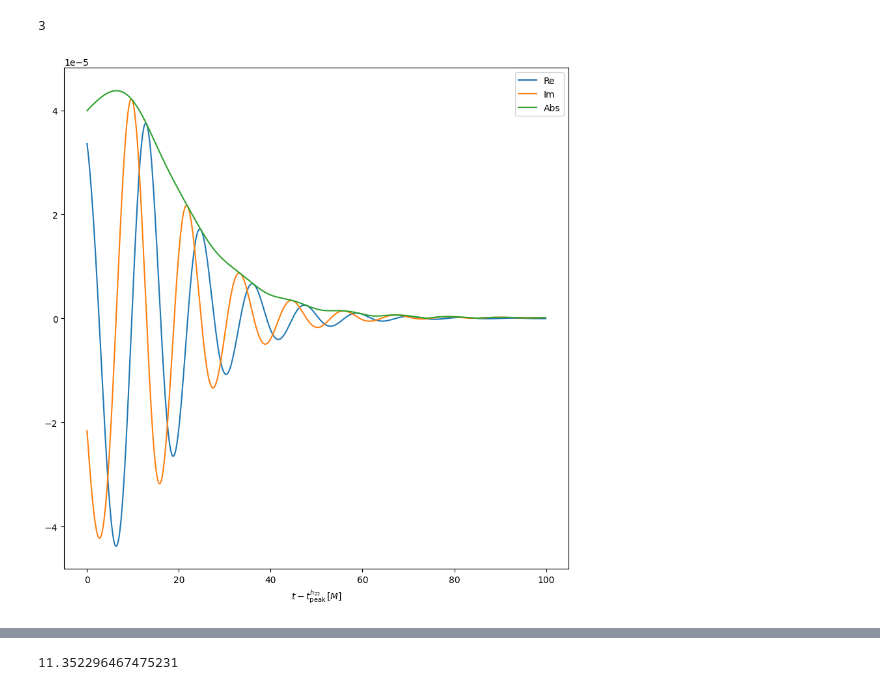
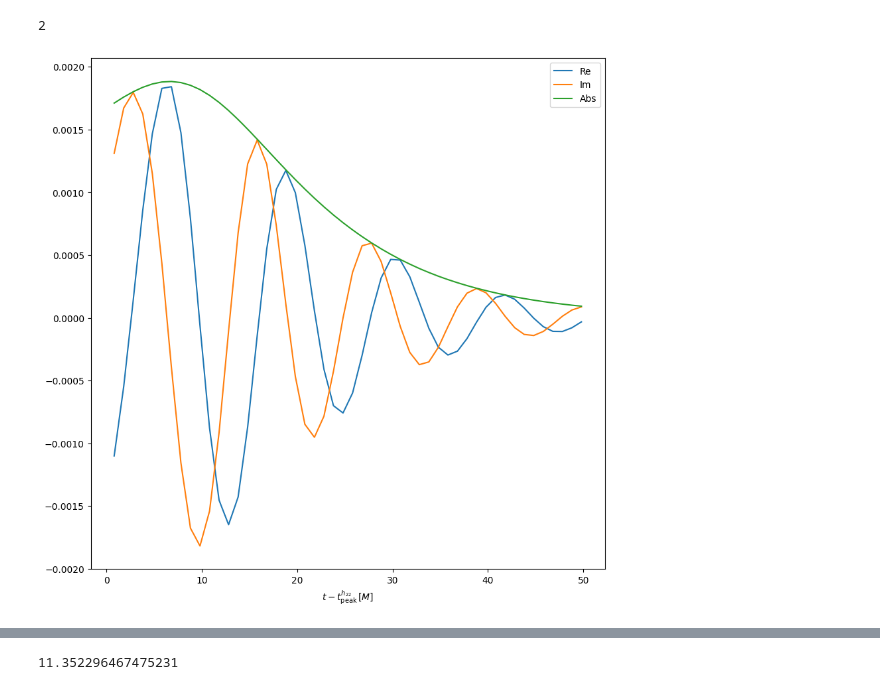
Before and after one commit to BGP-QNM-FITS/bgp_qnm_fits, a Jupyter notebook: gp_kernal_construction.ipynb, the cells around one changed output, grey strips where cells are left out. Saved outputs shown, nothing was run; the diff lists cells and outputs as text; code cells hidden in the pictures.

```diff
--- a/gp_kernal_construction.ipynb
+++ b/gp_kernal_construction.ipynb
@@ -60,3 +61,24 @@ def data_mismatch(sim1, sim2, t0=0, modes=None, T=100, dt=0.01, shift=0):
     denominator = np.sqrt(denominator1 * denominator2)
 
     return 1 - (numerator / denominator)
+# %%
+sims[0].zero_time = -1
+sims[0].time_shift()
+
+time_shift = get_time_shift(sim_main, sims[0], dt=0.0001)
+
+print(time_shift)
+
+plt.plot(sim_main.times, np.real(sim_main.h[(2,2)]), label="Main")
+plt.plot(sims[0].times, np.real(sims[0].h[(2,2)]), label="Sim 0")
+
+sims[0].zero_time = -time_shift
+sims[0].time_shift()
+
+plt.plot(sims[0].times, np.real(sims[0].h[(2,2)]), label="Sim 0 shifted", ls='--')
+
+plt.xlim(0, 10)
+plt.ylim(-1, 1)
+
+plt.legend()
+plt.show()
@@ -71,10 +96,10 @@ for i, sim in enumerate(sims):
     sims[i].time_shift()
 # %%
 l_max = 2
-n_max = 2
+n_max = 1
 
 t0 = 0
-T = 100
+T = 50
 
 analysis_mask = (sim_main.times >= t0 - 1e-9) & (sim_main.times < t0+T - 1e-9)
 analysis_times = sim_main.times[analysis_mask]
@@ -97,7 +122,7 @@ Mf_0 = sim_main.Mf
 
 print(len(qnm_list))
 # %% [output]
-3
+2
 # %%
 param_list = [qnm for qnm in qnm_list for _ in range(2)]
 
@@ -144,20 +169,20 @@ for i, sim in enumerate(sims_interp):
         if (ell, m) not in R.keys() or np.abs(np.sum(diff)) > np.abs(np.sum(R[ell,m])):
             R[ell,m] = diff
 # %%
-fig, ax = plt.subplots(figsize=(10, 10))
+fig, ax = plt.subplots(figsize=(6, 6))
 
 ax.plot(sim_main.times[analysis_mask], np.real(R[2,2])[analysis_mask], label='Re')
 ax.plot(sim_main.times[analysis_mask], np.imag(R[2,2])[analysis_mask], label='Im')
 ax.plot(sim_main.times[analysis_mask], np.abs(R[2,2])[analysis_mask], label='Abs')
 
 #axs[i].set_ylabel(f'$h_{{{ell}{m}}}^\mathrm{{Lev{sim.highest_lev}}} - h_{{{ell}{m}}}^\mathrm{{Lev{sim.highest_lev-1}}}$')
 #axs[i].set_title(rf'$\ell = {ell},\, m = {m}$')
 
 ax.set_xlabel('$t-t_\mathrm{peak}^{h_{22}}\, [M]$')
 
 ax.legend();
 # %% [output]
-[figure, old version]
+[figure, new version]
 # %%
 # Determine the amplitude of the residual
 
```
Also changed, not shown: parts of 15 cells of this notebook, 10 other files.
